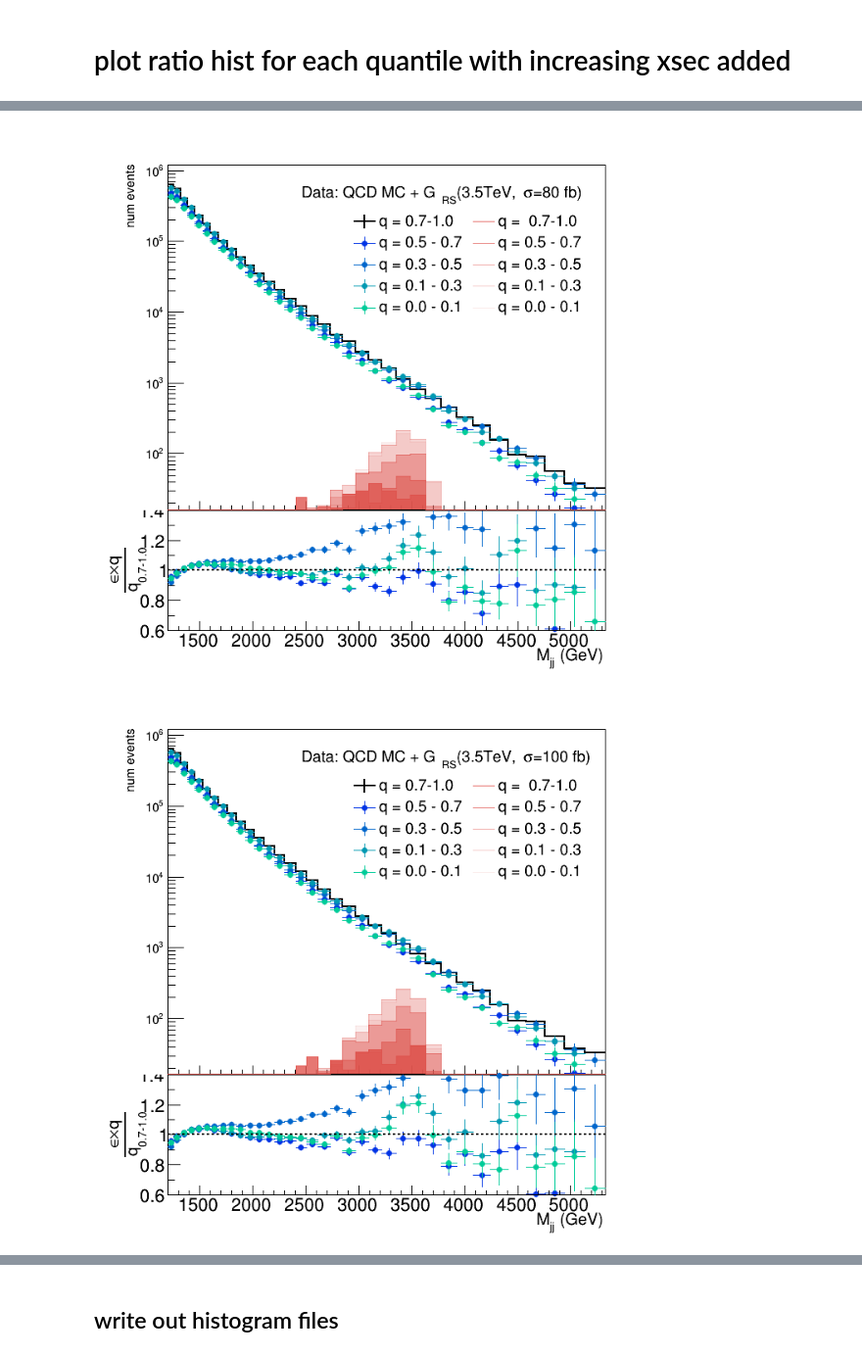
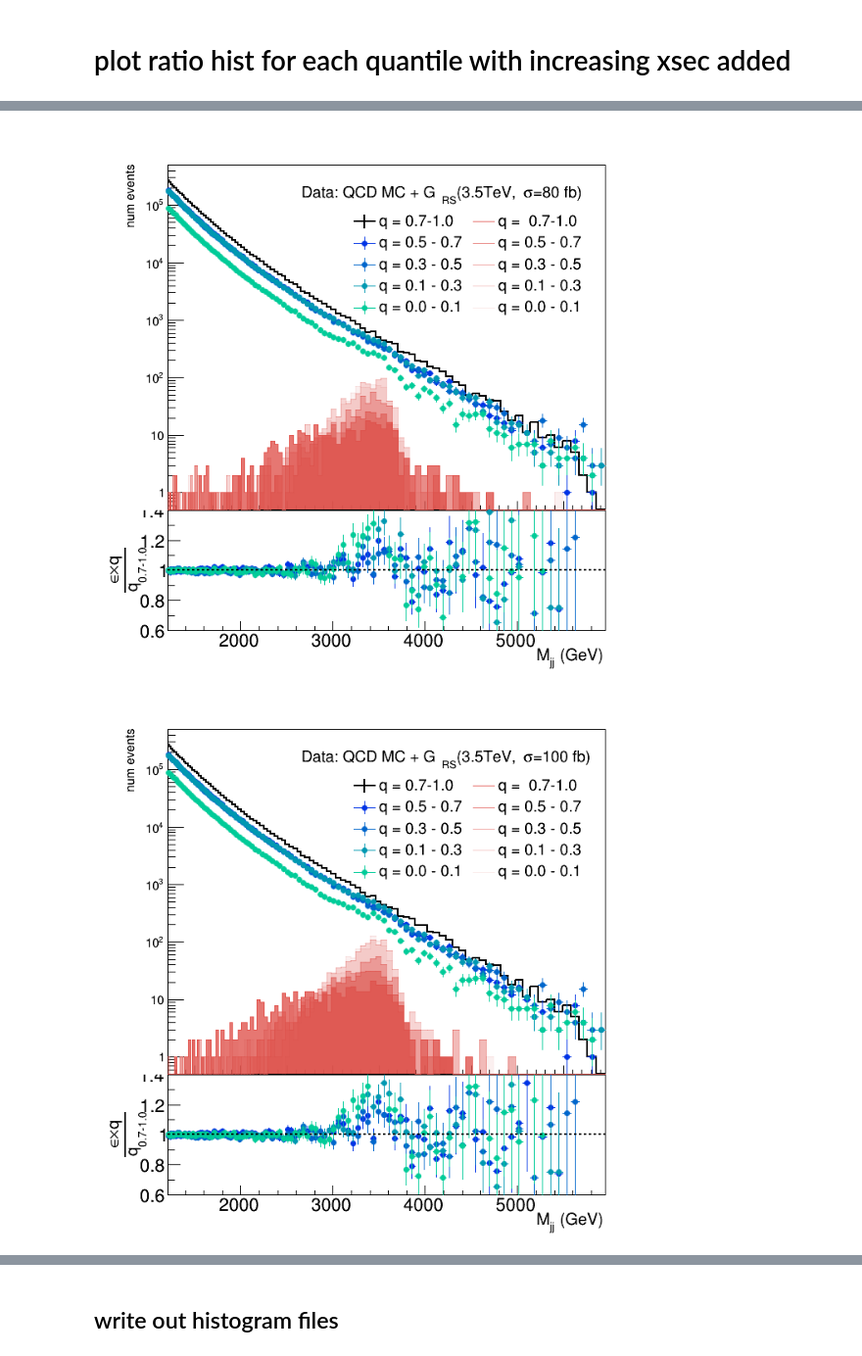
Before and after one commit to kingusiu/gof_tests, a Jupyter notebook: prepare_datasets_for_combine_gof_test.ipynb, the cells around one changed output, grey strips where cells are left out. Shown at 98% size. Cells and saved outputs as stored; diff of their text form; code cells hidden in the pictures.

Commit message:
refactoring structure, adding src and result folders, result folder for root histograms and figures

```diff
--- a/prepare_datasets_for_combine_gof_test.ipynb
+++ b/prepare_datasets_for_combine_gof_test.ipynb
@@ -113,9 +99,9 @@ def divide_sample_into_orthogonal_quantiles(sample:js.JetSample, quantiles:List)
 # %%
 # qcd
-samples_ortho_quantiles_qcd = divide_sample_into_orthogonal_quantiles(samples[sample_id_qcd], quantiles)
+samples_ortho_quantiles_qcd = seut.divide_sample_into_orthogonal_quantiles(samples[sample_id_qcd], params.quantiles)
 mjj_vals_qcd = [sample_ortho['mJJ'] for sample_ortho in samples_ortho_quantiles_qcd]
 # signal
-samples_ortho_quantiles_sig = divide_sample_into_orthogonal_quantiles(samples[sample_id_sig], quantiles)
+samples_ortho_quantiles_sig = seut.divide_sample_into_orthogonal_quantiles(samples[sample_id_sig], params.quantiles)
 mjj_vals_sig = [sample_ortho['mJJ'] for sample_ortho in samples_ortho_quantiles_sig]
 # %%
 num_samples_qcd = sum(map(len,mjj_vals_qcd))
@@ -128,5 +114,5 @@ print(num_samples_sig)
 # %%
-quantiles_inv = [round((1.-q),2) for q in [0]+quantiles] # invert quantiles to [1.0 0.9, 0.7, 0.5, 0.3, 0.1, 0.01]
+quantiles_inv = [round((1.-q),2) for q in [0]+params.quantiles] # invert quantiles to [1.0 0.9, 0.7, 0.5, 0.3, 0.1, 0.01]
 q_str_leg = [str(q) for q in quantiles_inv+[0.]]
 # %%
 q_str_leg
@@ -152,0 +121,13 @@ min_bin = bin_edges[0]
+# %%
+min_mjj = 1200.
+max_mjj = 6000. #5600
+bin_edges = kutil.get_bins_from_envelope(params)
+bin_edges = bin_edges[(bin_edges>=min_mjj) & (bin_edges<=max_mjj)]
+
+print('min_mjj='+str(min_mjj) + ', max_mjj='+str(max_mjj))
+print('bin edges')
+print(bin_edges)
+
+n_bins = len(bin_edges)-1
+max_bin = bin_edges[-1]
+min_bin = bin_edges[0]
@@ -168,7 +167,7 @@ bump_col = '#e25650' # colors for signal bump
 n_bins = len(bin_edges)-1 #50
 hist_sz = 700
 marker_sty = 8
-marker_sz = 0.85
+marker_sz = 0.75
 # %%
 datas_qcd = {}
 datas_sig = {}
@@ -368,7 +367,7 @@ for sig_inj in sig_injs:
     eff_line.Draw('same')
 
     c_out.Draw()
-    c_out.SaveAs('fig/mjj_ratio_inj_sig_xsec_{}_qr_run{}.pdf'.format(sig_inj*10, qr_run_n))
+    c_out.SaveAs('fig/mjj_ratio_inj_sig_xsec_{}_qr_run{}.pdf'.format(sig_inj*10, params.qr_run_n))
 # %% [output]
 Warning in <TH1D::Sumw2>: Sum of squares of weights structure already created
 Warning in <TH1D::Sumw2>: Sum of squares of weights structure already created
@@ -394,5 +393,5 @@ Info in <TCanvas::Print>: pdf file fig/mjj_ratio_inj_sig_xsec_100_qr_run191.pdf
-[figure, old version]
+[figure, new version]
-[figure, old version]
+[figure, new version]
 # %%
 for inj in sig_injs:
 
```
Also changed, not shown: parts of 14 cells of this notebook, 4 other files.
